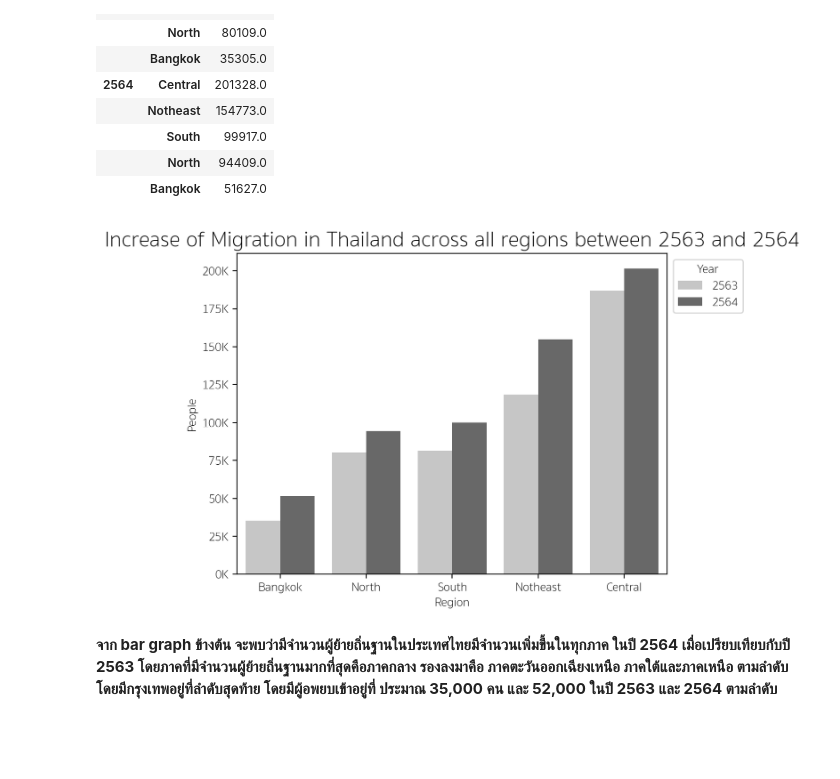
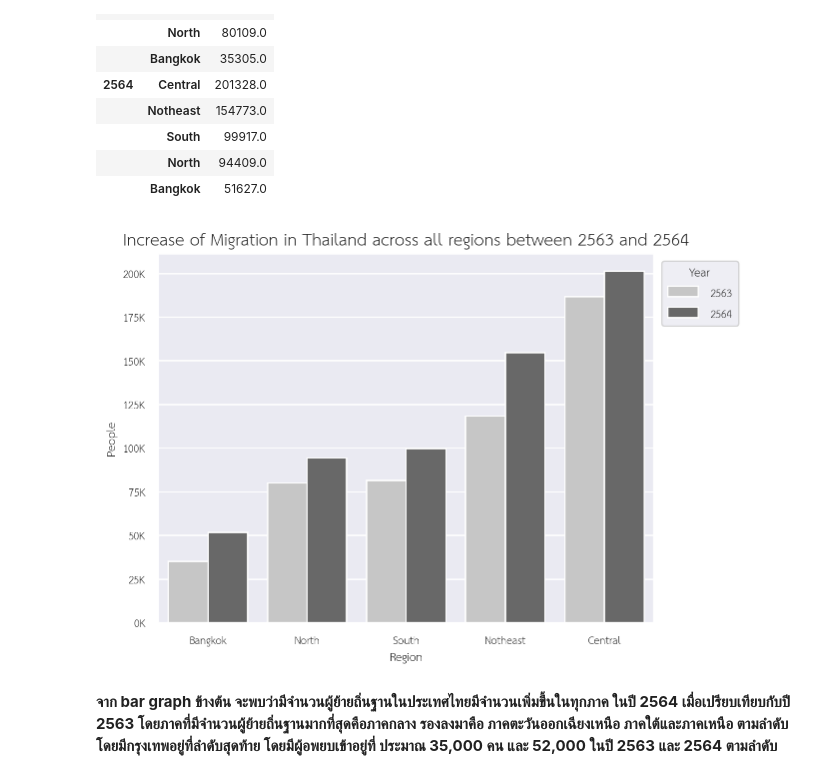
Before and after one commit to Zylink2/Machine_Learning_Project_2, a Jupyter notebook: notebook3.ipynb, the cells around one changed output. Saved outputs shown, nothing was run; the diff lists cells and outputs as text; code cells hidden in the pictures; blank space fills up the shorter version.

```diff
--- a/notebook3.ipynb
+++ b/notebook3.ipynb
@@ -81,8 +81,8 @@ import io
 %config InlineBackend.figure_format = 'retina'
 
 # SET YOUR PREFERRED FONT HERE
-# plt.rcParams['font.family'] = 'TH Sarabun New'
-plt.rcParams['font.family'] = 'Sukhumvit Set'
+# sns.set_theme(font='Sukhumvit Set')
+sns.set_theme(font='TH Sarabun New')
 # %% [markdown]
 ## ข้อมูลการย้ายถิ่นฐาน แบ่งตามเหตุผลที่ย้ายและภูมิภาคที่ย้ายไป
 
@@ -473,21 +530,21 @@ df.sort_values(by=['Year','People'], ascending=[True, False])
 # %%
 order = reasons_6364[reasons_6364['Year'] == '2564'].groupby('Region')['People'].sum().sort_values().index.tolist()
 
 migrate_region = sns.barplot(
     data = reasons_6364,
     order = order,
     hue="Year",
     x="Region",
     y="People",
     errorbar=None,
-    palette="Grays",
+    palette="Greys",
     estimator=sum)
 
 migrate_region.yaxis.set_major_formatter(ticker.FuncFormatter(lambda x, pos: f"{x/1000:,.0f}K"))
 plt.title("Increase of Migration in Thailand across all regions between 2563 and 2564", fontdict={'fontsize': 18})
 sns.move_legend(migrate_region, "upper left", bbox_to_anchor=(1, 1));
 # %% [output]
-[figure, old version]
+[figure, new version]
 # %% [markdown]
 **จาก  bar graph ข้างต้น จะพบว่ามีจำนวนผู้ย้ายถิ่นฐานในประเทศไทยมีจำนวนเพิ่มขึ้นในทุกภาค ในปี 2564 เมื่อเปรียบเทียบกับปี 2563 โดยภาคที่มีจำนวนผู้ย้ายถิ่นฐานมากที่สุดคือภาคกลาง รองลงมาคือ ภาคตะวันออกเฉียงเหนือ ภาคใต้และภาคเหนือ ตามลำดับ โดยมีกรุงเทพอยู่ที่ลำดับสุดท้าย โดยมีผู้อพยบเข้าอยู่ที่ ประมาณ 35,000 คน และ 52,000 ในปี 2563 และ 2564 ตามลำดับ**
 # %% [markdown]
```
Also changed, not shown: parts of 41 cells of this notebook.
